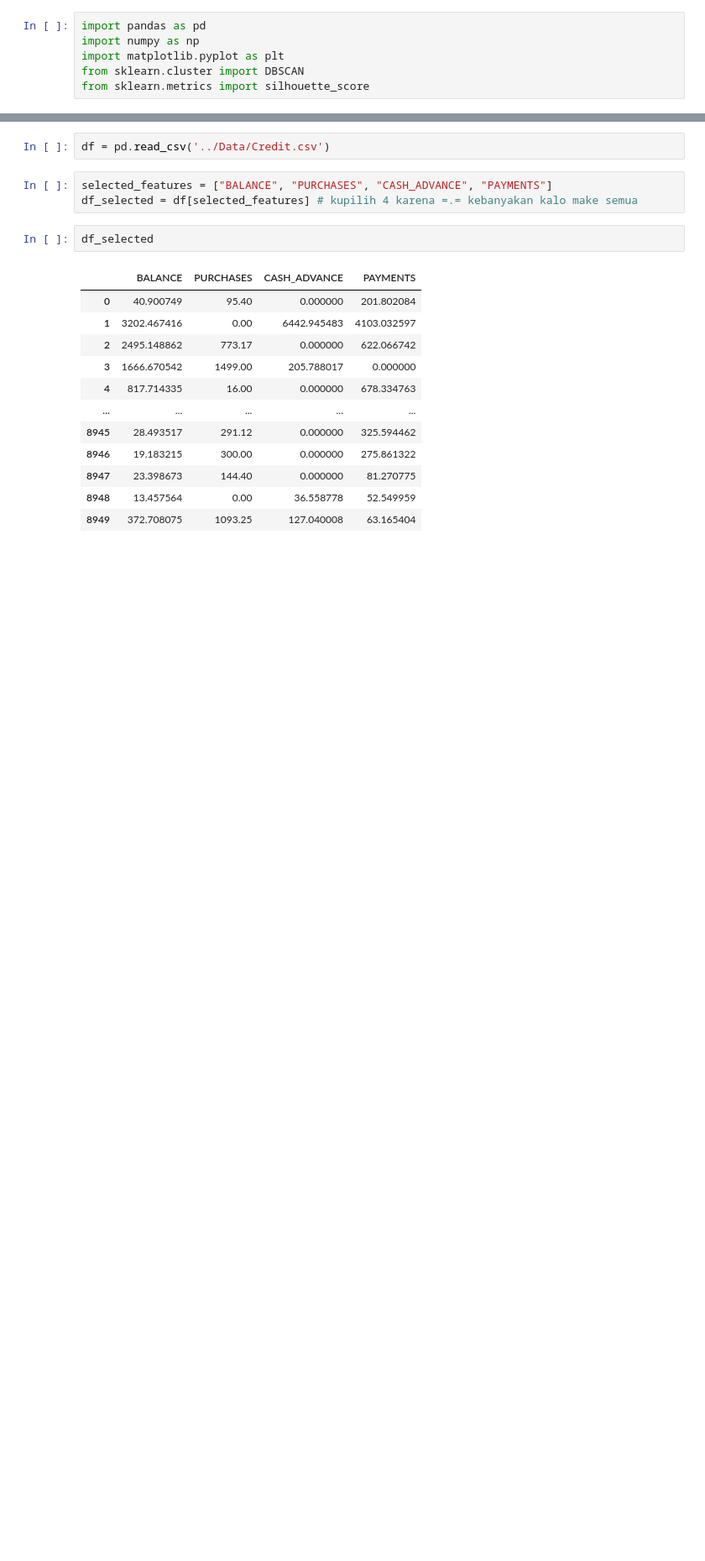
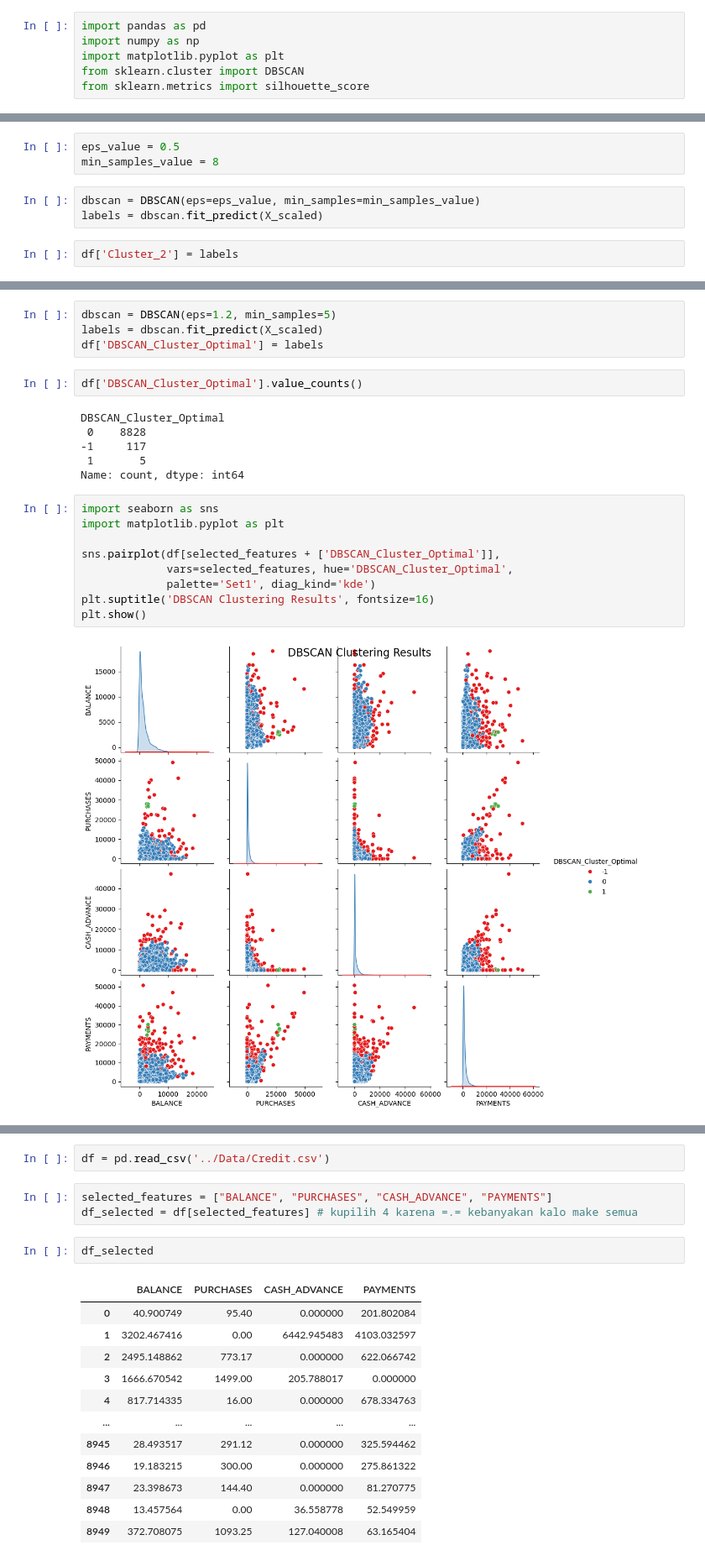
Before and after one commit to gedetanok/kelasbagus3-deep-understanding-of-machine-learning, a Jupyter notebook: Week 5/DBSCAN.ipynb, the cells around one changed output, grey strips where cells are left out. Shown at 84% size. Cells and saved outputs as stored; diff of their text form; blank space fills up the shorter version.

```diff
--- a/Week 5/DBSCAN.ipynb
+++ b/Week 5/DBSCAN.ipynb
@@ -6,0 +61,8 @@ from sklearn.metrics import silhouette_score
+# %%
+eps_value = 0.5
+min_samples_value = 8
+# %%
+dbscan = DBSCAN(eps=eps_value, min_samples=min_samples_value)
+labels = dbscan.fit_predict(X_scaled)
+# %%
+df['Cluster_2'] = labels
@@ -6,0 +124,23 @@ from sklearn.metrics import silhouette_score
+# %%
+dbscan = DBSCAN(eps=1.2, min_samples=5)
+labels = dbscan.fit_predict(X_scaled)
+df['DBSCAN_Cluster_Optimal'] = labels
+# %%
+df['DBSCAN_Cluster_Optimal'].value_counts()
+# %% [output]
+DBSCAN_Cluster_Optimal
+ 0    8828
+-1     117
+ 1       5
+Name: count, dtype: int64
+# %%
+import seaborn as sns
+import matplotlib.pyplot as plt
+
+sns.pairplot(df[selected_features + ['DBSCAN_Cluster_Optimal']],
+             vars=selected_features, hue='DBSCAN_Cluster_Optimal',
+             palette='Set1', diag_kind='kde')
+plt.suptitle('DBSCAN Clustering Results', fontsize=16)
+plt.show()
+# %% [output]
+[figure, added]
```
Also changed, not shown: parts of 28 cells of this notebook, 6 other files.
